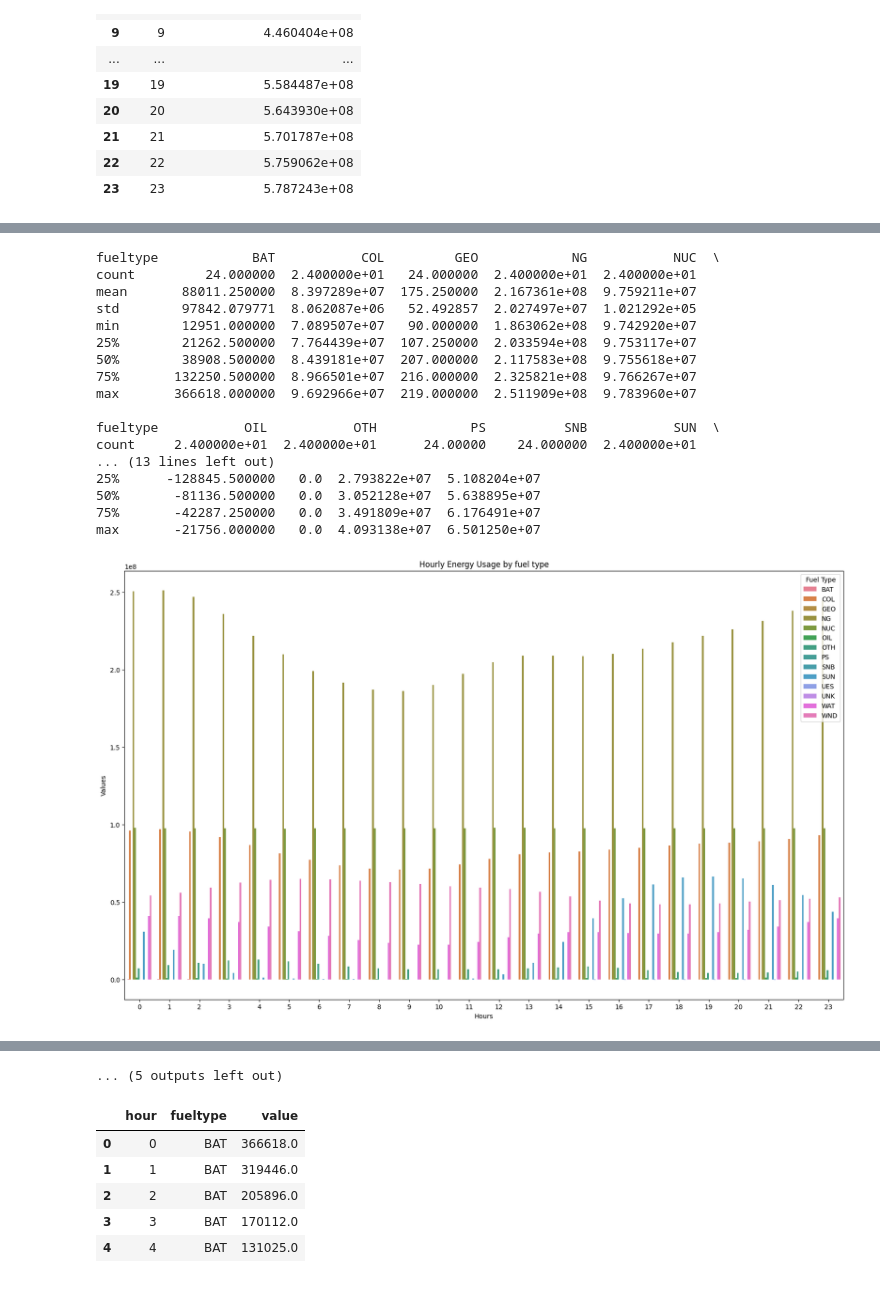
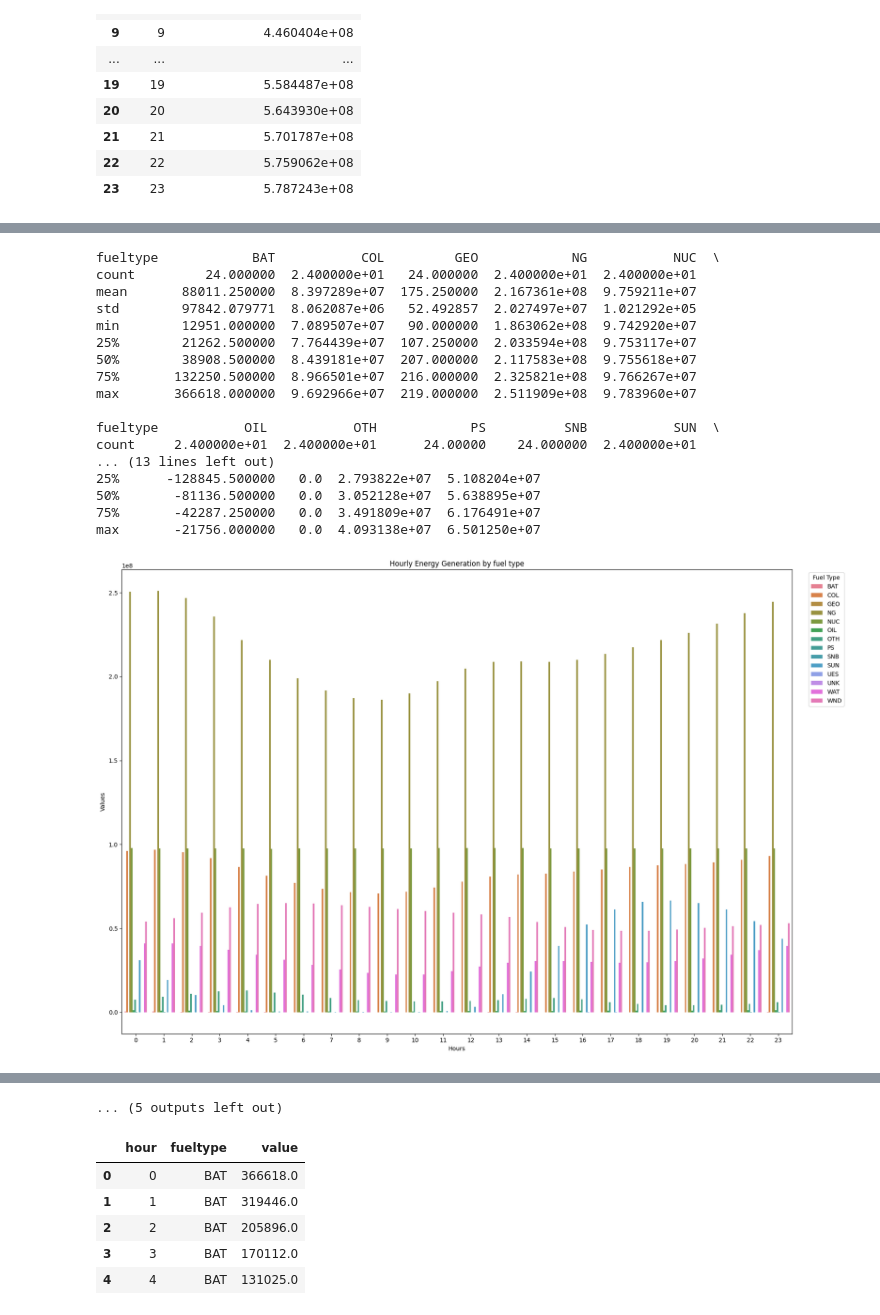
Before and after one commit to Yussufkadir/Energy_Analysis_Project, a Jupyter notebook: test.ipynb, the cells around one changed output, grey strips where cells are left out. Drawn from its saved outputs; the diff is of its cells as text; code cells hidden in the pictures.

Commit message:
final analysis of the 2024 electricity demand&generation of the USA.

```diff
--- a/test.ipynb
+++ b/test.ipynb
@@ -265,12 +445,12 @@ stats_df = pd.DataFrame.from_dict(stats, orient='index')
 
 # creating a long form table to efficiently display fuel usage by hour
 data_table_long = data_table.reset_index()
-df_long = data_table_long.melt(id_vars='hour', var_name='fueltype', value_name='value')
+df_long_hourly = data_table_long.melt(id_vars='hour', var_name='fueltype', value_name='value')
 
 # visualazing the data
 plt.figure(figsize=(20,12))
-sns.barplot(data=df_long, x='hour', y='value', hue='fueltype')
-plt.title("Hourly Energy Usage by fuel type")
+sns.barplot(data=df_long_hourly, x='hour', y='value', hue='fueltype')
+plt.title("Hourly Energy Generation by fuel type")
 plt.xlabel("Hours")
 plt.ylabel("Values")
 plt.legend(title='Fuel Type', bbox_to_anchor=(1.02, 1), loc='upper left')
@@ -281,37 +461,37 @@ plt.show()
 
 for col in data_table.columns:
     plt.figure(figsize=(6,6))
-    sns.barplot(data=df_long[df_long['fueltype'] == col], x='hour', y='value')
-    plt.title(f"{col} Usage in 24 hours (Aggregated)")
+    sns.barplot(data=df_long_hourly[df_long_hourly['fueltype'] == col], x='hour', y='value')
+    plt.title(f"{col} Generation in 24 hours (Aggregated)")
     plt.xlabel("Hours")
     plt.ylabel("Values")
     plt.tight_layout()
     plt.show()
 
 #visualizing the total hourly generation of the data
 plt.figure(figsize=(12,6))
 sns.barplot(data=total_hourly_generation, x='hour', y='total_generation_for_hour', color='red')
 plt.title(f"Total hourly generation of the energy in Mega What hours")
 plt.xlabel("Hour")
 plt.ylabel("Generated Electricity")
 plt.tight_layout()
 plt.show()
 # %% [output]
 fueltype            BAT           COL         GEO            NG           NUC  \
 count         24.000000  2.400000e+01   24.000000  2.400000e+01  2.400000e+01
 mean       88011.250000  8.397289e+07  175.250000  2.167361e+08  9.759211e+07
 std        97842.079771  8.062087e+06   52.492857  2.027497e+07  1.021292e+05
 min        12951.000000  7.089507e+07   90.000000  1.863062e+08  9.742920e+07
 25%        21262.500000  7.764439e+07  107.250000  2.033594e+08  9.753117e+07
 50%        38908.500000  8.439181e+07  207.000000  2.117583e+08  9.755618e+07
 75%       132250.500000  8.966501e+07  216.000000  2.325821e+08  9.766267e+07
 max       366618.000000  9.692966e+07  219.000000  2.511909e+08  9.783960e+07
 
 fueltype           OIL           OTH            PS          SNB           SUN  \
 count     2.400000e+01  2.400000e+01      24.00000    24.000000  2.400000e+01
 ... (13 lines left out)
 25%      -128845.500000   0.0  2.793822e+07  5.108204e+07
 50%       -81136.500000   0.0  3.052128e+07  5.638895e+07
 75%       -42287.250000   0.0  3.491809e+07  6.176491e+07
 max       -21756.000000   0.0  4.093138e+07  6.501250e+07
-[figure, old version]
+[figure, new version]
```
Also changed, not shown: parts of 28 cells of this notebook, 3 other files.
